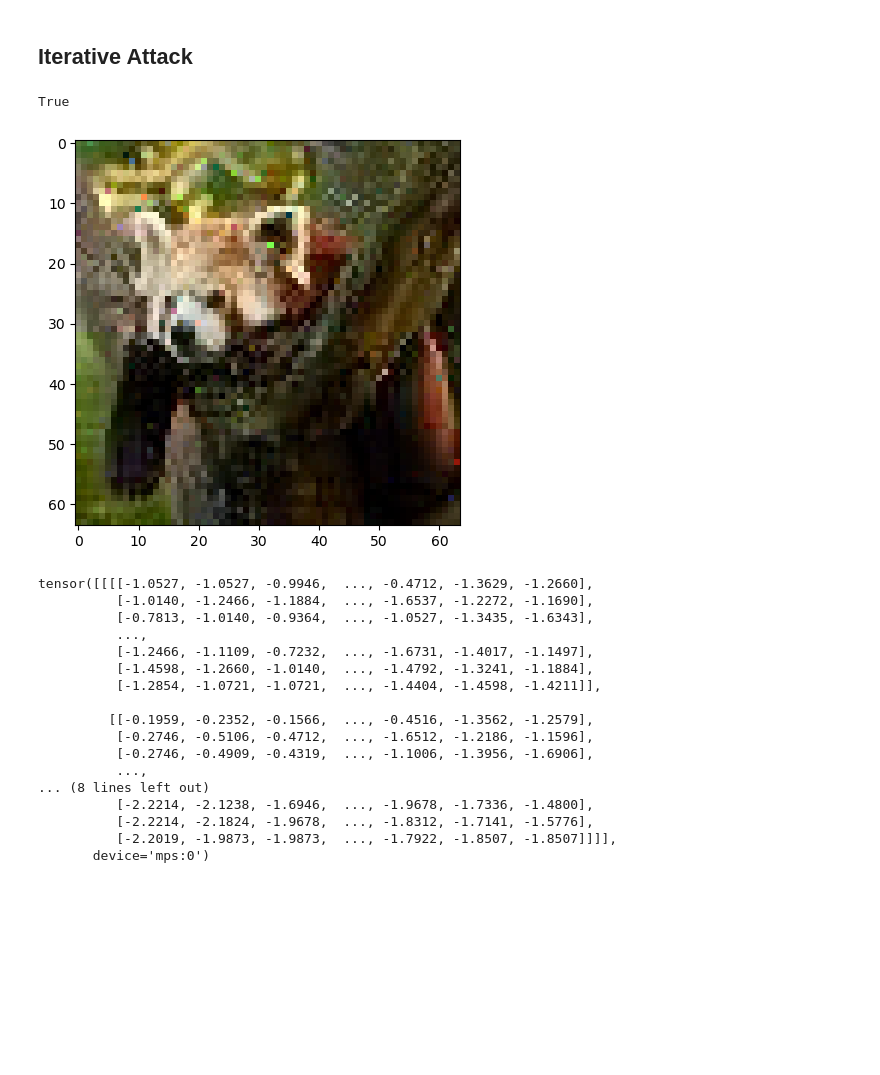
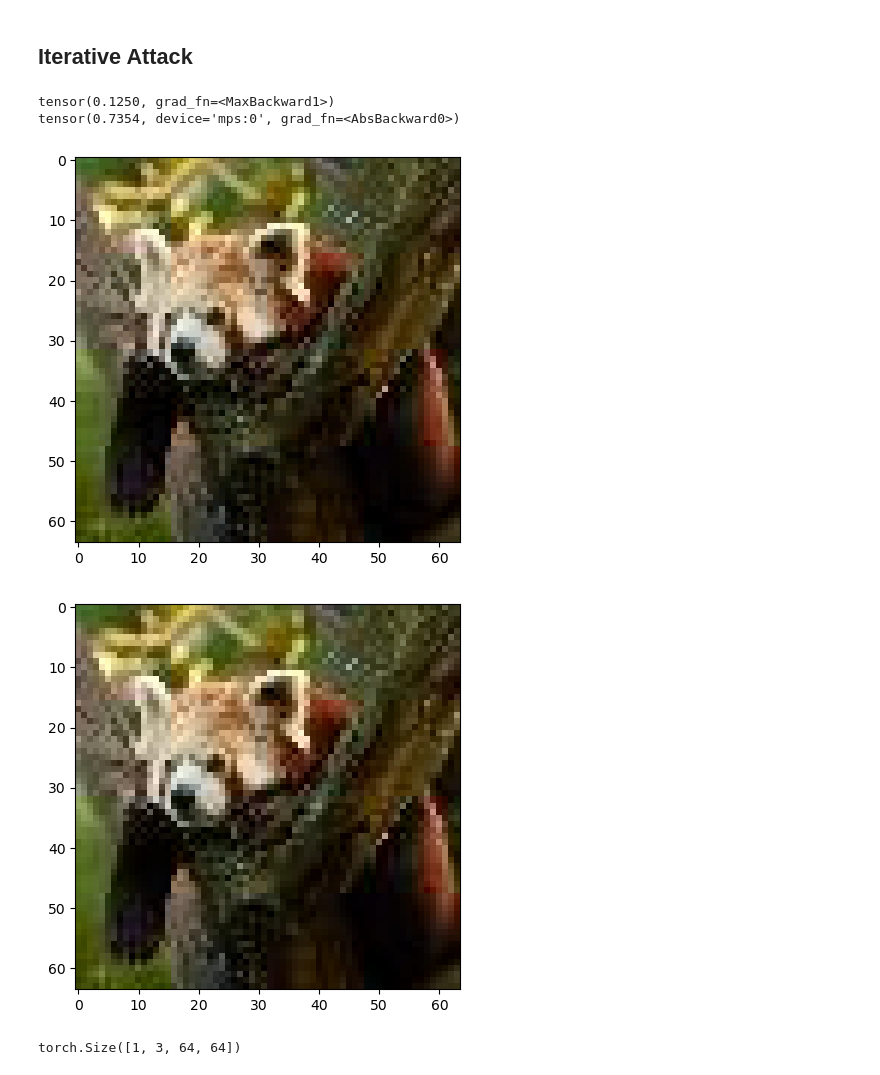
Before and after one commit to krellemand/bachelor_project, a Jupyter notebook: notebooks/visualizing_adv_attacks.ipynb, the cells around one changed output. Cells and saved outputs as stored; diff of their text form; code cells hidden in the pictures; blank space fills up the shorter version.

```diff
--- a/notebooks/visualizing_adv_attacks.ipynb
+++ b/notebooks/visualizing_adv_attacks.ipynb
@@ -452,30 +452,20 @@ auroc_comparison.set_legend_and_highlight_eps(legend_loc=(0.64,0.19), h_line=0.8
 # %% [markdown]
 ## Iterative Attack
 # %%
-test_img, test_step = iterative_attack(get_model_for_split(0, path_to_pretrained_weights_folder, device), tin_panda.to(device), None, lambda yhat, y: norm_loss(yhat, y, ord=torch.inf, dim=-1), torch.optim.Rprop, clip_range=tin_clip_range, return_step=True, max_iter=1000)
+test_img, test_step = iterative_attack(get_model_for_split(0, path_to_pretrained_weights_folder, device), tin_panda.to(device), None, lambda yhat, y: norm_loss(yhat, y, ord=torch.inf, dim=-1), torch.optim.Rprop, clip_range=tin_clip_range, return_step=True, max_iter=25,  step_sizes=(1e-06, 5e-03))
-# %% [output]
-True
-# %%
-plot_image(test_img, mean=tin_mean, std=tin_std)
-# %% [output]
-[figure, removed]
-# %%
-print(tin_panda[None].to(device))
-# %% [output]
-tensor([[[[-1.0527, -1.0527, -0.9946,  ..., -0.4712, -1.3629, -1.2660],
-          [-1.0140, -1.2466, -1.1884,  ..., -1.6537, -1.2272, -1.1690],
-          [-0.7813, -1.0140, -0.9364,  ..., -1.0527, -1.3435, -1.6343],
-          ...,
-          [-1.2466, -1.1109, -0.7232,  ..., -1.6731, -1.4017, -1.1497],
-          [-1.4598, -1.2660, -1.0140,  ..., -1.4792, -1.3241, -1.1884],
-          [-1.2854, -1.0721, -1.0721,  ..., -1.4404, -1.4598, -1.4211]],
-
-         [[-0.1959, -0.2352, -0.1566,  ..., -0.4516, -1.3562, -1.2579],
-          [-0.2746, -0.5106, -0.4712,  ..., -1.6512, -1.2186, -1.1596],
-          [-0.2746, -0.4909, -0.4319,  ..., -1.1006, -1.3956, -1.6906],
-          ...,
-... (8 lines left out)
-          [-2.2214, -2.1238, -1.6946,  ..., -1.9678, -1.7336, -1.4800],
-          [-2.2214, -2.1824, -1.9678,  ..., -1.8312, -1.7141, -1.5776],
-          [-2.2019, -1.9873, -1.9873,  ..., -1.7922, -1.8507, -1.8507]]]],
-       device='mps:0')
+# %%
+test_model = get_model_for_split(0,path_to_pretrained_weights_folder,device=device)
+# %%
+print(torch.max(torch.abs((test_img.to('cpu') - tin_panda))))
+print(torch.abs(torch.max(test_model(tin_panda[None].to(device)))-torch.max(test_model(test_img[None].to(device)))))
+plot_image(test_img, mean=tin_mean, std=tin_std)
+plot_image(tin_panda, mean=tin_mean, std=tin_std)
+# %% [output]
+tensor(0.1250, grad_fn=<MaxBackward1>)
+tensor(0.7354, device='mps:0', grad_fn=<AbsBackward0>)
+[figure, added]
+[figure, added]
+# %%
+tin_panda[None].shape
+# %% [output]
+torch.Size([1, 3, 64, 64])
```
Also changed, not shown: parts of 1 cell of this notebook, 5 other files.
